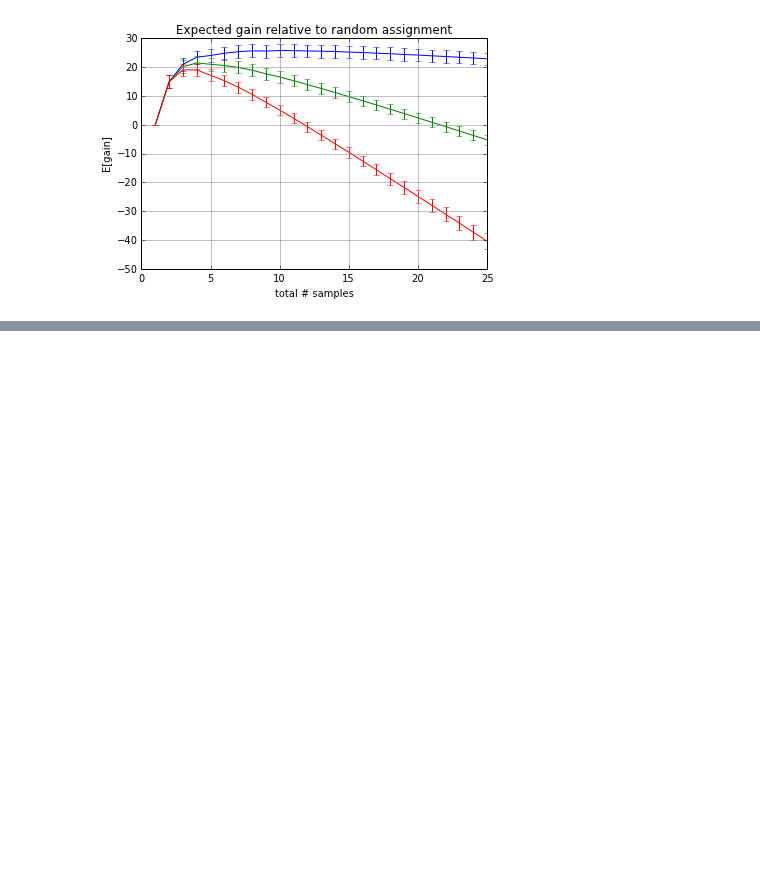
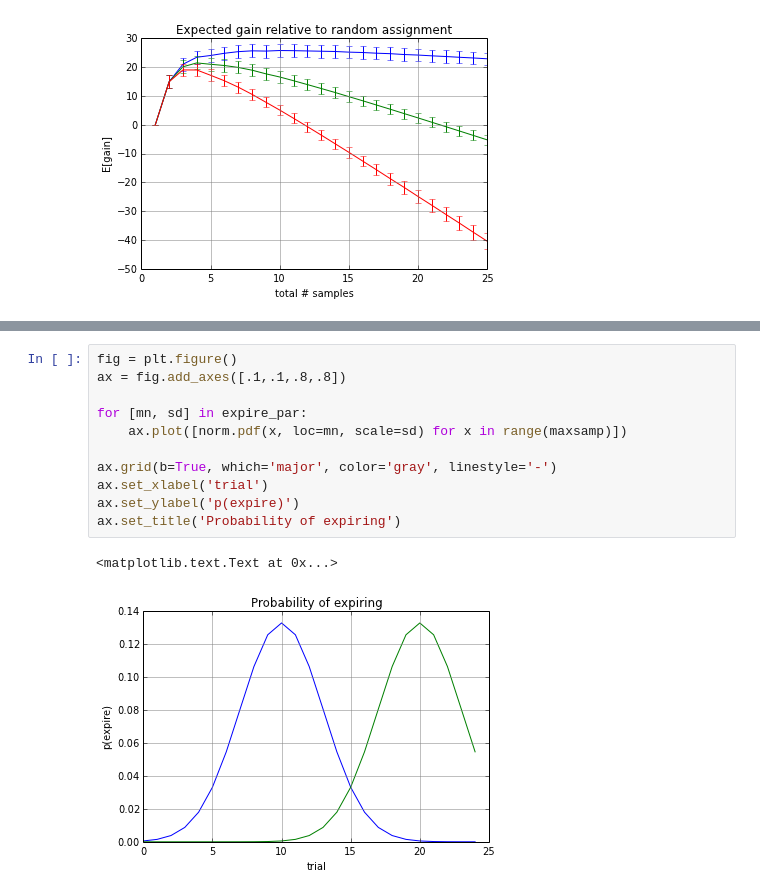
Before and after one commit to dmarkant/CompetitiveSampling, a Jupyter notebook: model/model-expiration.ipynb, the cells around one changed output, grey strips where cells are left out. Saved outputs shown, nothing was run; the diff lists cells and outputs as text; blank space fills up the shorter version.

```diff
--- a/model/model-expiration.ipynb
+++ b/model/model-expiration.ipynb
@@ -123,0 +156,14 @@ ax.set_title('Expected gain relative to random assignment')
+# %%
+fig = plt.figure()
+ax = fig.add_axes([.1,.1,.8,.8])
+
+for [mn, sd] in expire_par:
+    ax.plot([norm.pdf(x, loc=mn, scale=sd) for x in range(maxsamp)])
+
+ax.grid(b=True, which='major', color='gray', linestyle='-')
+ax.set_xlabel('trial')
+ax.set_ylabel('p(expire)')
+ax.set_title('Probability of expiring')
+# %% [output]
+<matplotlib.text.Text at 0x...>
+[figure, added]
```
Also changed, not shown: parts of 7 cells of this notebook, 1 other file.
